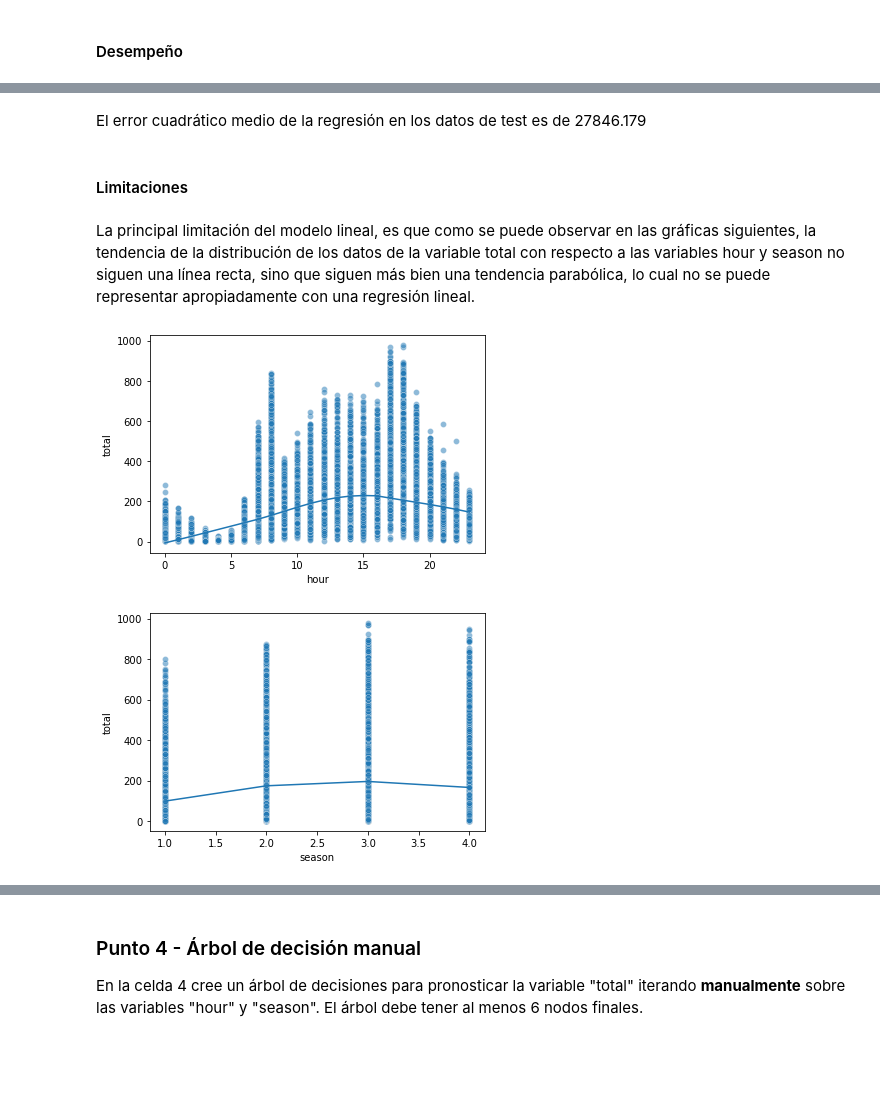
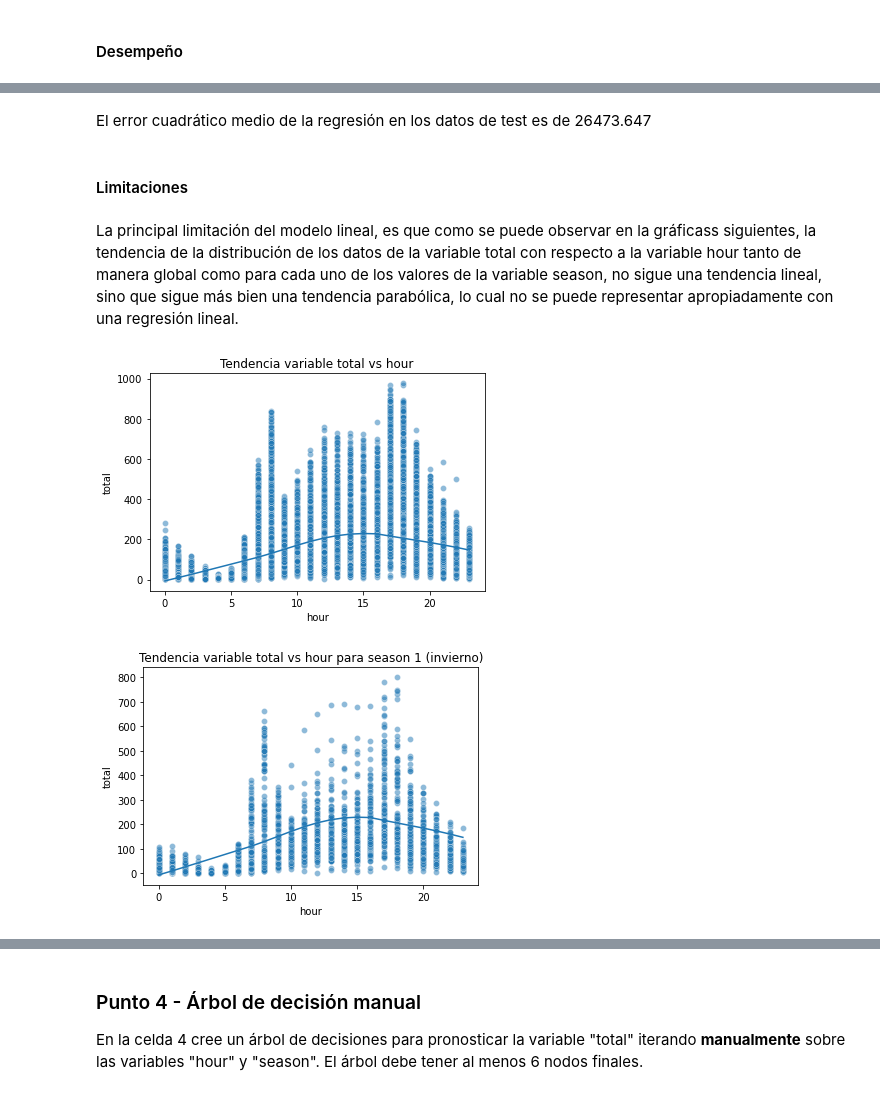
Before and after one commit to asernat/MIAD_ML_NLP, a Jupyter notebook: Semana 1/S1TC1_arboles_ensamblajes.ipynb, the cells around one changed output, grey strips where cells are left out. Cells and saved outputs as stored; diff of their text form; code cells hidden in the pictures; blank space fills up the shorter version.

```diff
--- a/Semana 1/S1TC1_arboles_ensamblajes.ipynb
+++ b/Semana 1/S1TC1_arboles_ensamblajes.ipynb
@@ -195,24 +206,25 @@ mse_lr
 # %% [markdown]
-El error cuadrático medio de la regresión en los datos de test es de 27846.179
+El error cuadrático medio de la regresión en los datos de test es de 26473.647
 # %% [markdown]
 #### Limitaciones
 # %% [markdown]
-La principal limitación del modelo lineal, es que como se puede observar en las gráficas siguientes, la tendencia de la distribución de los datos de la variable total con respecto a las variables hour y season no siguen una línea recta, sino que siguen más bien una tendencia parabólica, lo cual no se puede representar apropiadamente con una regresión lineal.
+La principal limitación del modelo lineal, es que como se puede observar en la gráficass siguientes, la tendencia de la distribución de los datos de la variable total con respecto a la variable hour tanto de manera global como para cada uno de los valores de la variable season, no sigue una tendencia lineal, sino que sigue más bien una tendencia parabólica, lo cual no se puede representar apropiadamente con una regresión lineal.
 # %%
 import statsmodels.api as sm
 sns.scatterplot(data=bikes, x="hour", y="total", alpha=0.5)
 lowess = sm.nonparametric.lowess
 smooth = lowess(bikes["total"],bikes["hour"])
 plt.plot(smooth[:,0],smooth[:,1])
+plt.title("Tendencia variable total vs hour")
 plt.show()
 # %% [output]
-[figure, old version]
+[figure, new version]
 # %%
-import statsmodels.api as sm
-sns.scatterplot(data=bikes, x="season", y="total", alpha=0.5)
+sns.scatterplot(data=bikes[bikes["season"]==1], x="hour", y="total", alpha=0.5)
 lowess = sm.nonparametric.lowess
-smooth = lowess(bikes["total"],bikes["season"])
+smooth = lowess(bikes["total"],bikes["hour"])
 plt.plot(smooth[:,0],smooth[:,1])
+plt.title("Tendencia variable total vs hour para season 1 (invierno)")
 plt.show()
 # %% [output]
-[figure, old version]
+[figure, new version]
```
Also changed, not shown: parts of 23 cells of this notebook.
